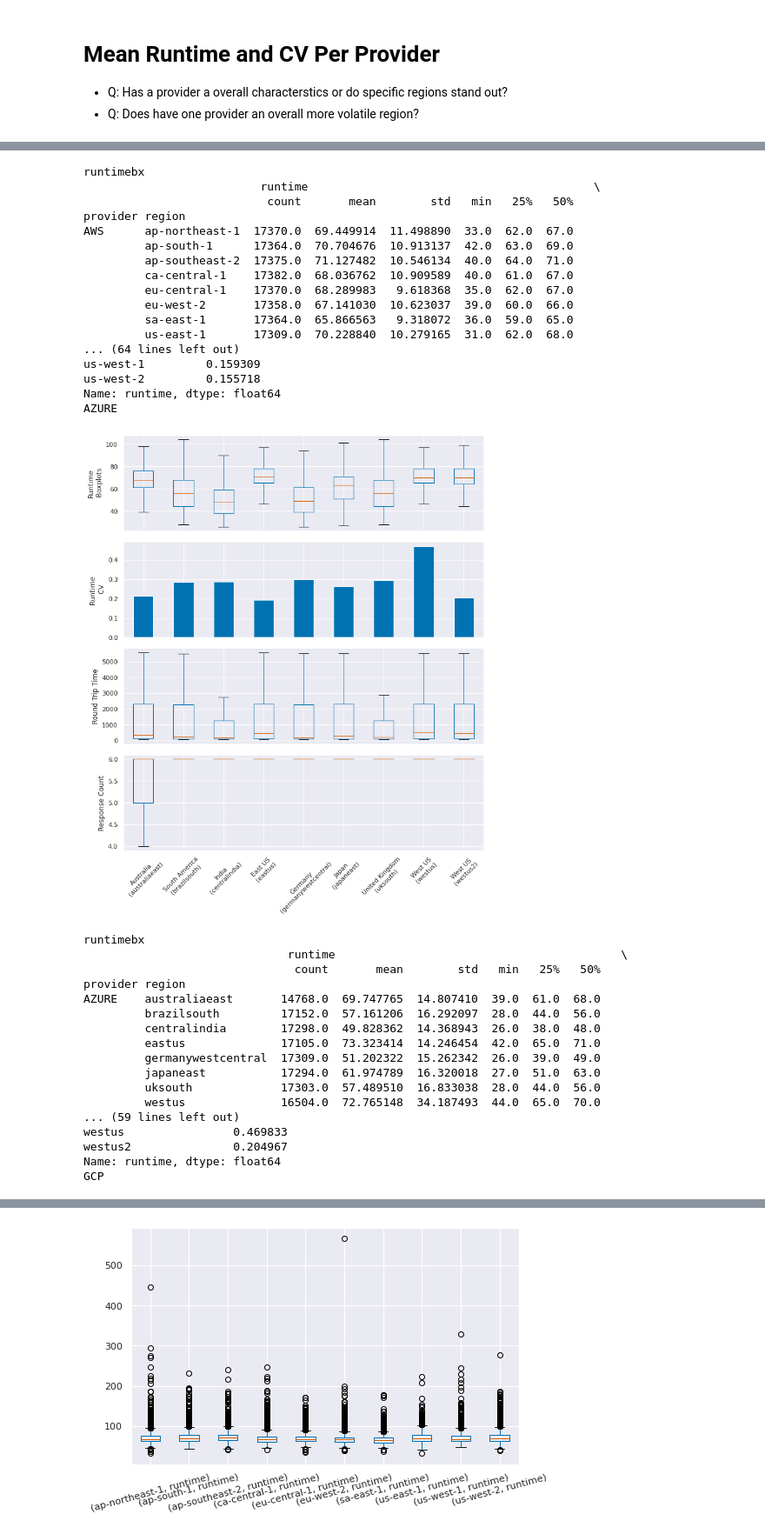
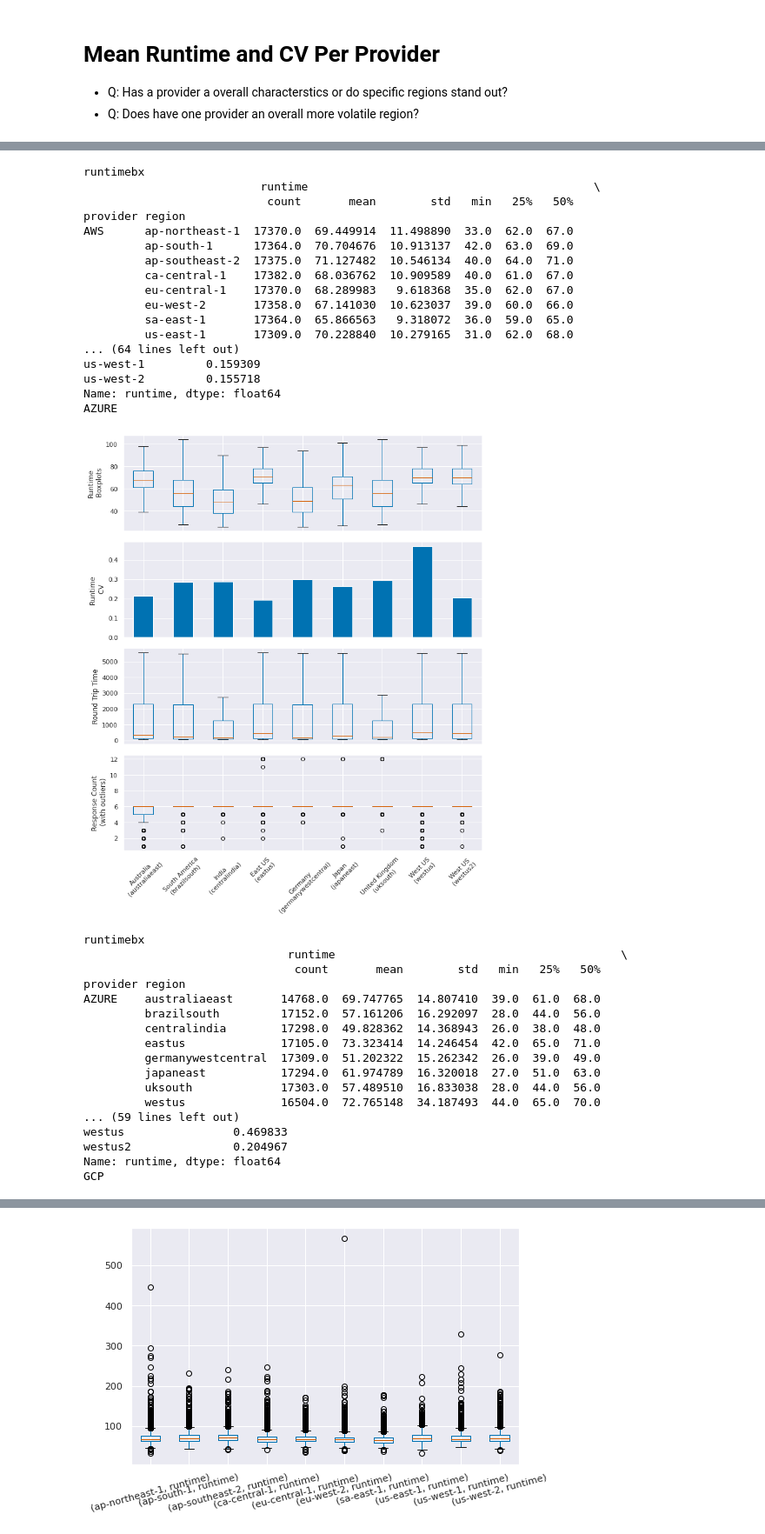
Before and after one commit to l8518/geot-faas, a Jupyter notebook: 020_region_analysis.ipynb, the cells around one changed output, grey strips where cells are left out. Shown at 87% size. Cells and saved outputs as stored; diff of their text form; code cells hidden in the pictures.

```diff
--- a/020_region_analysis.ipynb
+++ b/020_region_analysis.ipynb
@@ -99,7 +99,7 @@ for provider in df['provider'].unique():
     # resp df
     resp_df = df[df['provider'] == provider].groupby( ['provider', 'region', 'driver_invocation'], observed=True).size().reset_index(name='counts')
     df_boxplot = resp_df[['provider', 'region', 'counts']].groupby(['provider', 'region'], observed=True)
-    ax = utils.boxplot(axes[3], df_boxplot, 'Response Count', lambda x: x, rot=45, sharex=False)
+    ax = utils.boxplot(axes[3], df_boxplot, 'Response Count\n (with outliers)', lambda x: x, rot=45, sharex=False, showfliers=True)
 
     # Set Region Names
     region_name_ax = ax
@@ -126,21 +126,21 @@ AWS
 runtimebx
                           runtime                                          \
                            count       mean        std   min   25%   50%
 provider region
 AWS      ap-northeast-1  17370.0  69.449914  11.498890  33.0  62.0  67.0
          ap-south-1      17364.0  70.704676  10.913137  42.0  63.0  69.0
          ap-southeast-2  17375.0  71.127482  10.546134  40.0  64.0  71.0
          ca-central-1    17382.0  68.036762  10.909589  40.0  61.0  67.0
          eu-central-1    17370.0  68.289983   9.618368  35.0  62.0  67.0
          eu-west-2       17358.0  67.141030  10.623037  39.0  60.0  66.0
          sa-east-1       17364.0  65.866563   9.318072  36.0  59.0  65.0
          us-east-1       17309.0  70.228840  10.279165  31.0  62.0  68.0
 ... (64 lines left out)
 us-west-1         0.159309
 us-west-2         0.155718
 Name: runtime, dtype: float64
 AZURE
-[figure, old version]
+[figure, new version]
 runtimebx
                               runtime                                          \
                                count       mean        std   min   25%   50%
```
Also changed, not shown: parts of 8 cells of this notebook, 16 other files.
